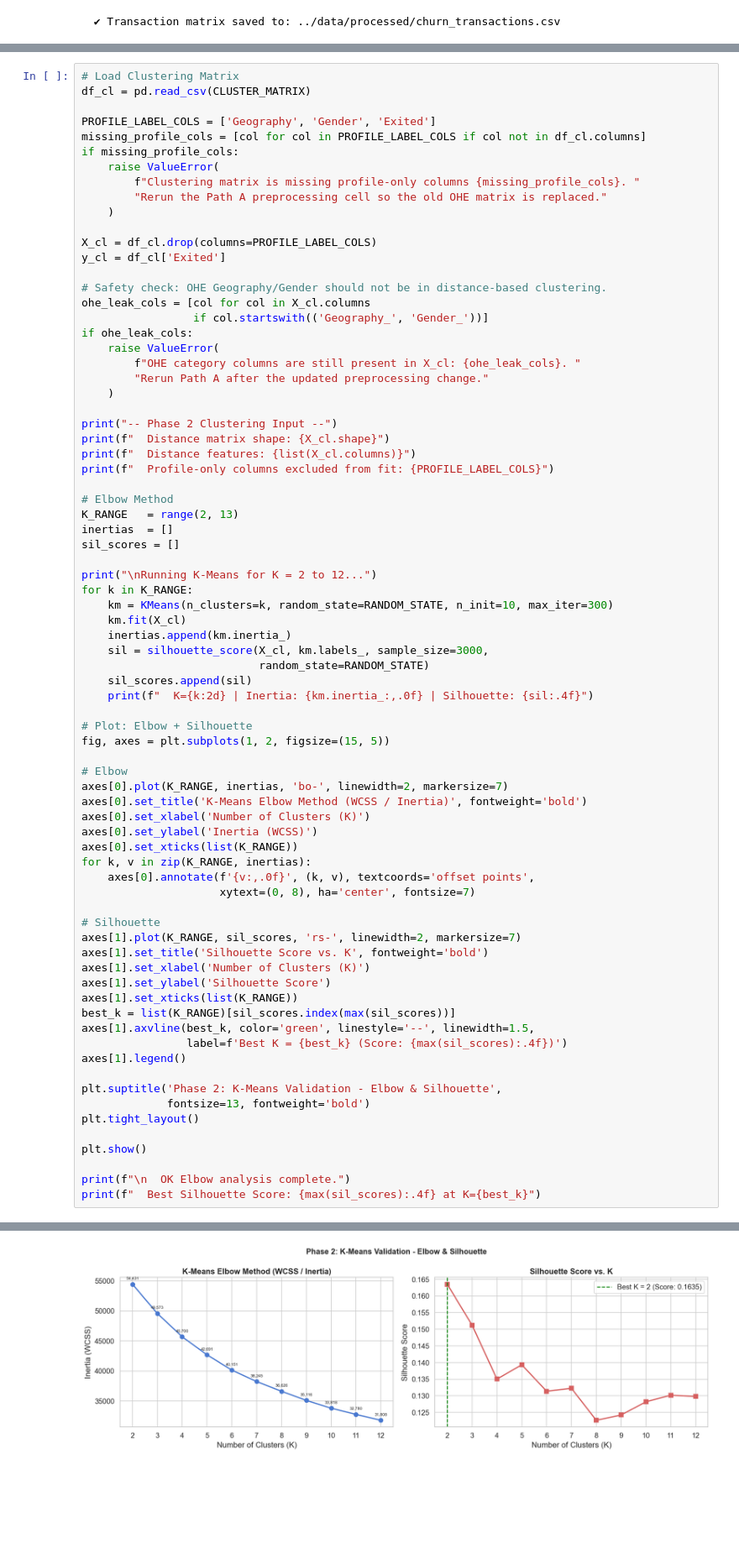
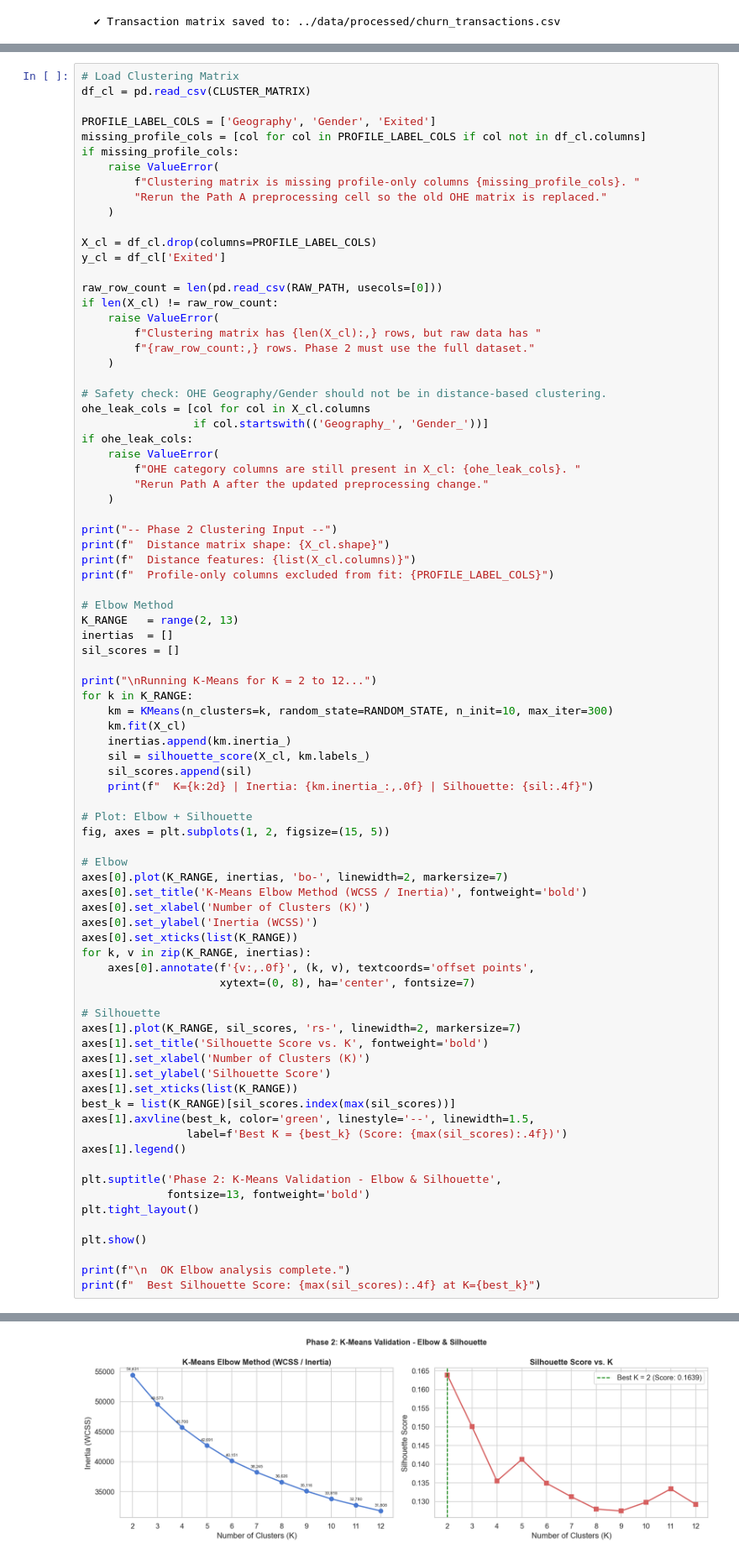
Before and after one commit to Kelompok4-PPTI20/data-mining, a Jupyter notebook: notebooks/notebook.ipynb, the cells around one changed output, grey strips where cells are left out. Shown at 84% size. Drawn from its saved outputs; the diff is of its cells as text; blank space fills up the shorter version.

```diff
--- a/notebooks/notebook.ipynb
+++ b/notebooks/notebook.ipynb
@@ -678,6 +680,13 @@ if missing_profile_cols:
 
 X_cl = df_cl.drop(columns=PROFILE_LABEL_COLS)
 y_cl = df_cl['Exited']
+
+raw_row_count = len(pd.read_csv(RAW_PATH, usecols=[0]))
+if len(X_cl) != raw_row_count:
+    raise ValueError(
+        f"Clustering matrix has {len(X_cl):,} rows, but raw data has "
+        f"{raw_row_count:,} rows. Phase 2 must use the full dataset."
+    )
 
 # Safety check: OHE Geography/Gender should not be in distance-based clustering.
 ohe_leak_cols = [col for col in X_cl.columns
@@ -703,8 +712,7 @@ for k in K_RANGE:
     km = KMeans(n_clusters=k, random_state=RANDOM_STATE, n_init=10, max_iter=300)
     km.fit(X_cl)
     inertias.append(km.inertia_)
-    sil = silhouette_score(X_cl, km.labels_, sample_size=3000,
-                           random_state=RANDOM_STATE)
+    sil = silhouette_score(X_cl, km.labels_)
     sil_scores.append(sil)
     print(f"  K={k:2d} | Inertia: {km.inertia_:,.0f} | Silhouette: {sil:.4f}")
 
@@ -761,2 +769,2 @@ Running K-Means for K = 2 to 12...
-[figure, old version]
+[figure, new version]
   OK Elbow analysis complete.
```
Also changed, not shown: parts of 9 cells of this notebook, 2 other files.
